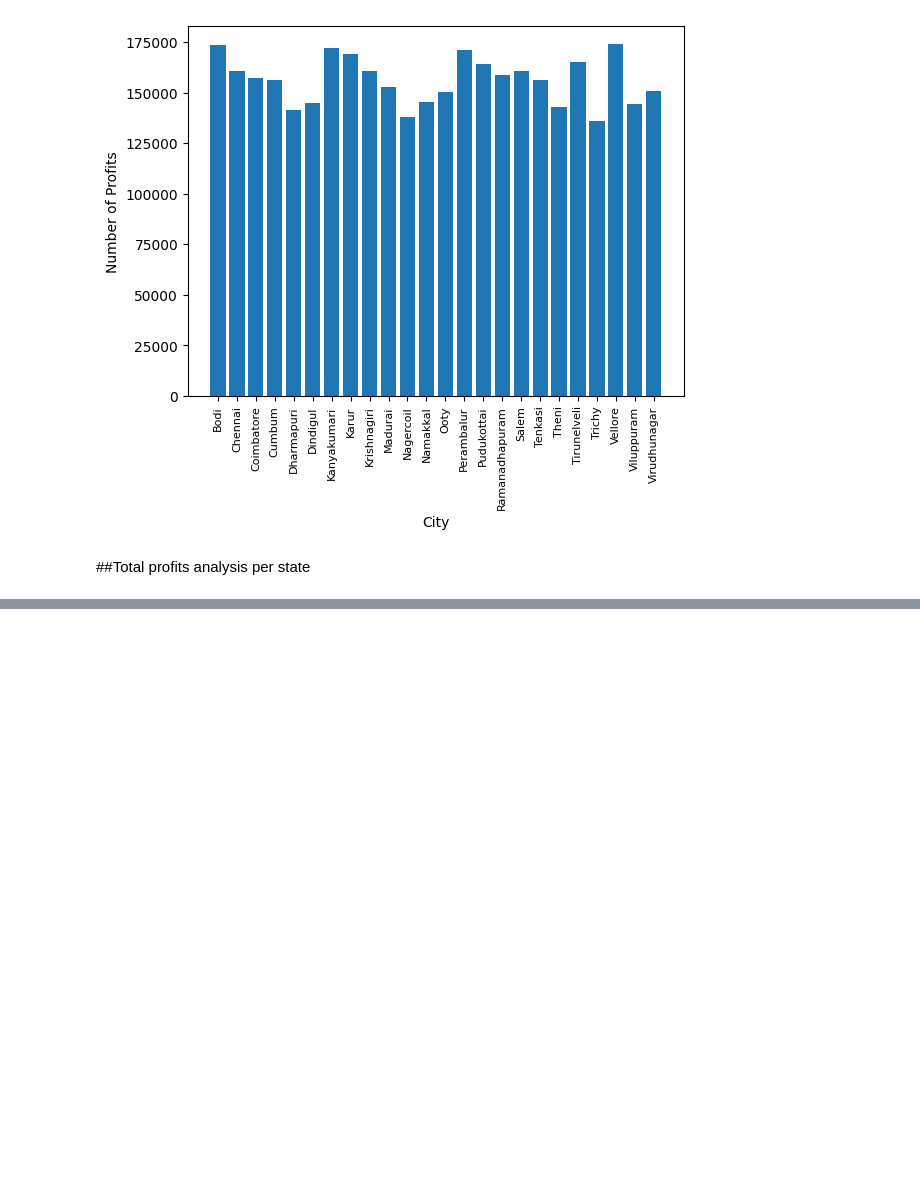
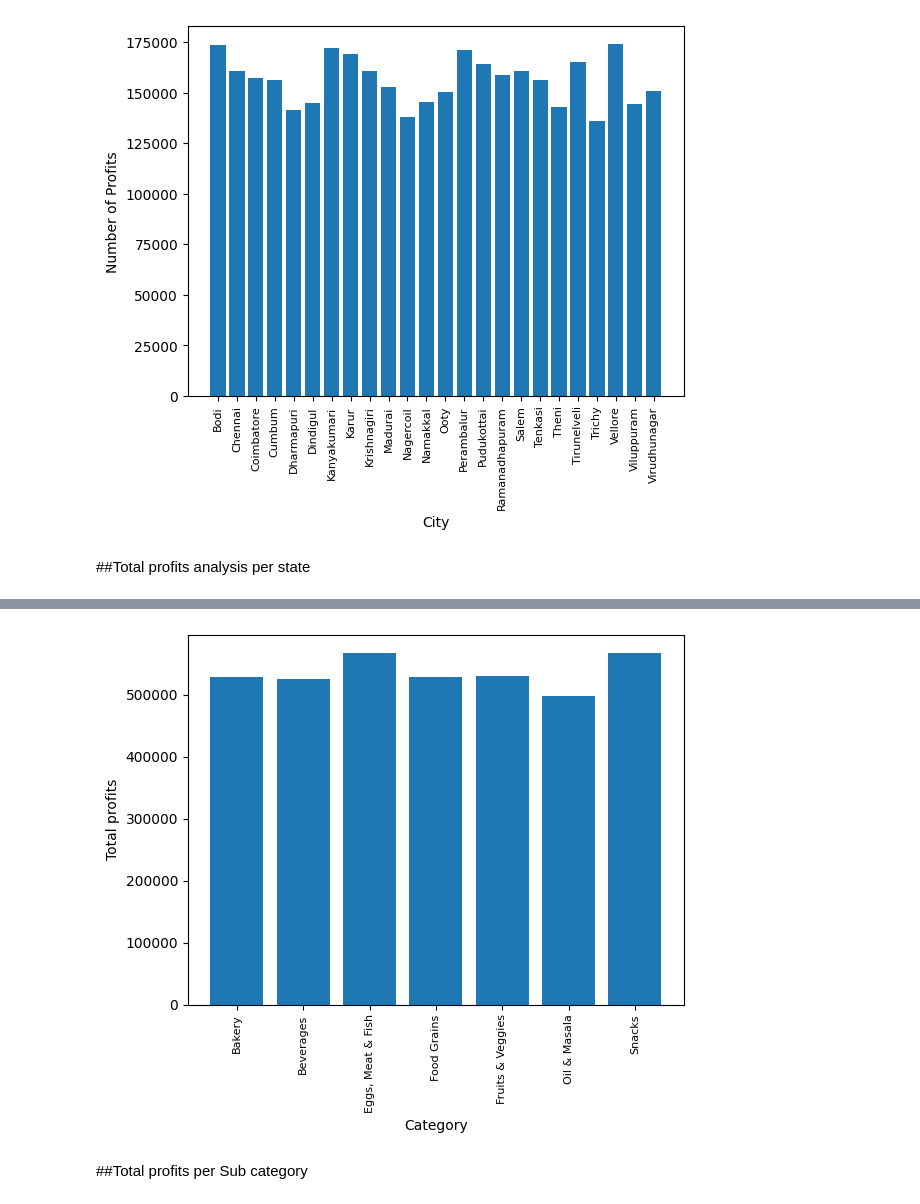
Before and after one commit to wandieinnocents/sales_analysis_pyhon_thesis_v3, a Jupyter notebook: v3_A_MULTIMODAL_ML_FRAMEWORK_FOR_BUSINESS_PERFORMANCE_ANALYSIS_Research_progress_v3.ipynb, the cells around one changed output, grey strips where cells are left out. Drawn from its saved outputs; the diff is of its cells as text; code cells hidden in the pictures; blank space fills up the shorter version.

```diff
--- a/v3_A_MULTIMODAL_ML_FRAMEWORK_FOR_BUSINESS_PERFORMANCE_ANALYSIS_Research_progress_v3.ipynb
+++ b/v3_A_MULTIMODAL_ML_FRAMEWORK_FOR_BUSINESS_PERFORMANCE_ANALYSIS_Research_progress_v3.ipynb
@@ -386,0 +416,5 @@ plt.show()
+# %%
+# profit analysis by category
+category_filter = df.groupby('Category')
+category_filter_profits = category_filter.sum()['Profit']
+category_filter_profits
@@ -386,0 +431,16 @@ plt.show()
+# %%
+# profit analysis by product category
+
+category_filter_profits_analysis = [product for product, df in category_filter]
+
+# bar plot
+plt.bar(category_filter_profits_analysis, category_filter_profits)
+plt.ylabel('Total profits')
+plt.xlabel('Category')
+plt.xticks(category_filter_profits_analysis, rotation='vertical', size=8)
+# bar width
+plt.show()
+# %% [output]
+[figure, added]
+# %% [markdown]
+##Total profits per Sub category
```
Also changed, not shown: parts of 13 cells of this notebook.
